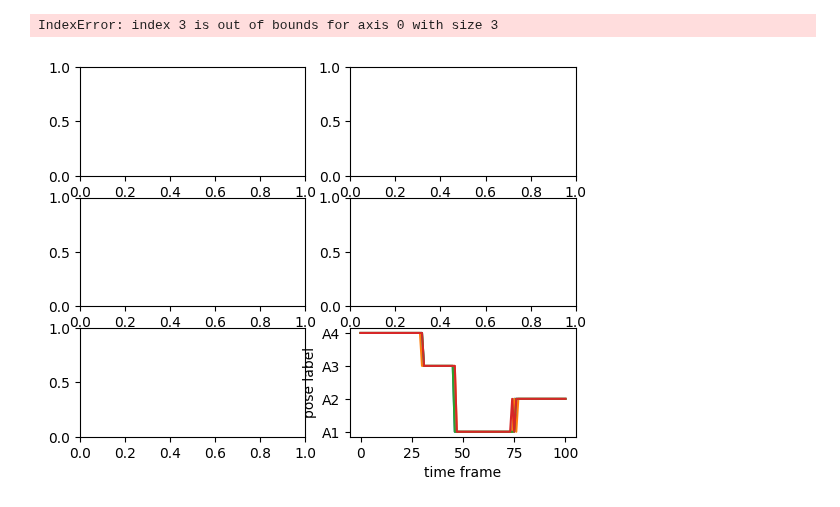
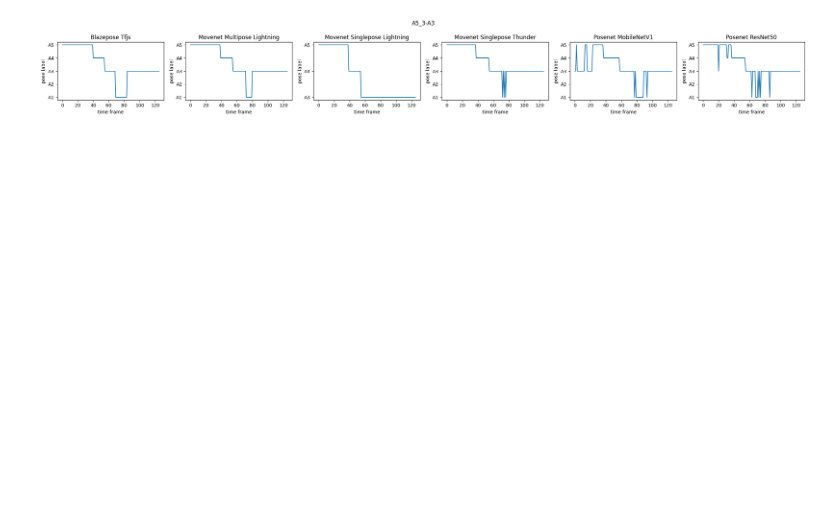
Before and after one commit to trinagle1289/kim-flutter-nodejs, a Jupyter notebook: python/plot-painter/JsonToPlot.ipynb, the cells around one changed output. Cells and saved outputs as stored; diff of their text form; code cells hidden in the pictures; blank space fills up the shorter version.

```diff
--- a/python/plot-painter/JsonToPlot.ipynb
+++ b/python/plot-painter/JsonToPlot.ipynb
@@ -1,5 +1,5 @@
 # %%
-POSE_TAG = "A4_2-A2"
+POSE_TAG = "A5_3-A3"
 JSON_FILE_PATH = f"../../resources/json/{POSE_TAG}"
 # %%
 import os
@@ -28,22 +34,26 @@ plt.show()
 # %%
-fig, axes = plt.subplots(3, 2)
-
 files = os.listdir(JSON_FILE_PATH)
 
-for i in range(len(files)):
+fig, axs = plt.subplots(ncols=len(files))
+fig.suptitle(POSE_TAG)
+fig.set_figheight(3)
+fig.set_figwidth(23)
+
+cols_len = len(axs)
+for i in range(cols_len):
     path = path_lib.normpath(path_lib.join(JSON_FILE_PATH, files[i]))
     name = Path(path).stem
 
-    data = json_pose.PoseData(path)
-    labels = data.to_label_list()
-    axes[i] = json_pose.draw_pose_result(labels, name)
+    labels = json_pose.PoseData(path).to_label_list()
+    json_pose.draw_pose_result(labels, None, axs[i])
+    axs[i].set_title(name)
 
-ax.set_title(POSE_TAG)
-ax.legend()
+fig.tight_layout()
 plt.show()
+
+fig.savefig(fname=f"./results/{POSE_TAG}_seperate.png")
 # %% [output]
-IndexError: index 3 is out of bounds for axis 0 with size 3
-[figure, old version]
+[figure, new version]
 # %%
 # # 範例
 # label1 = json_pose.PoseData("examples/movenet_singlepose_thunder_result.json").to_label_list()
```
Also changed, not shown: parts of 2 cells of this notebook.
